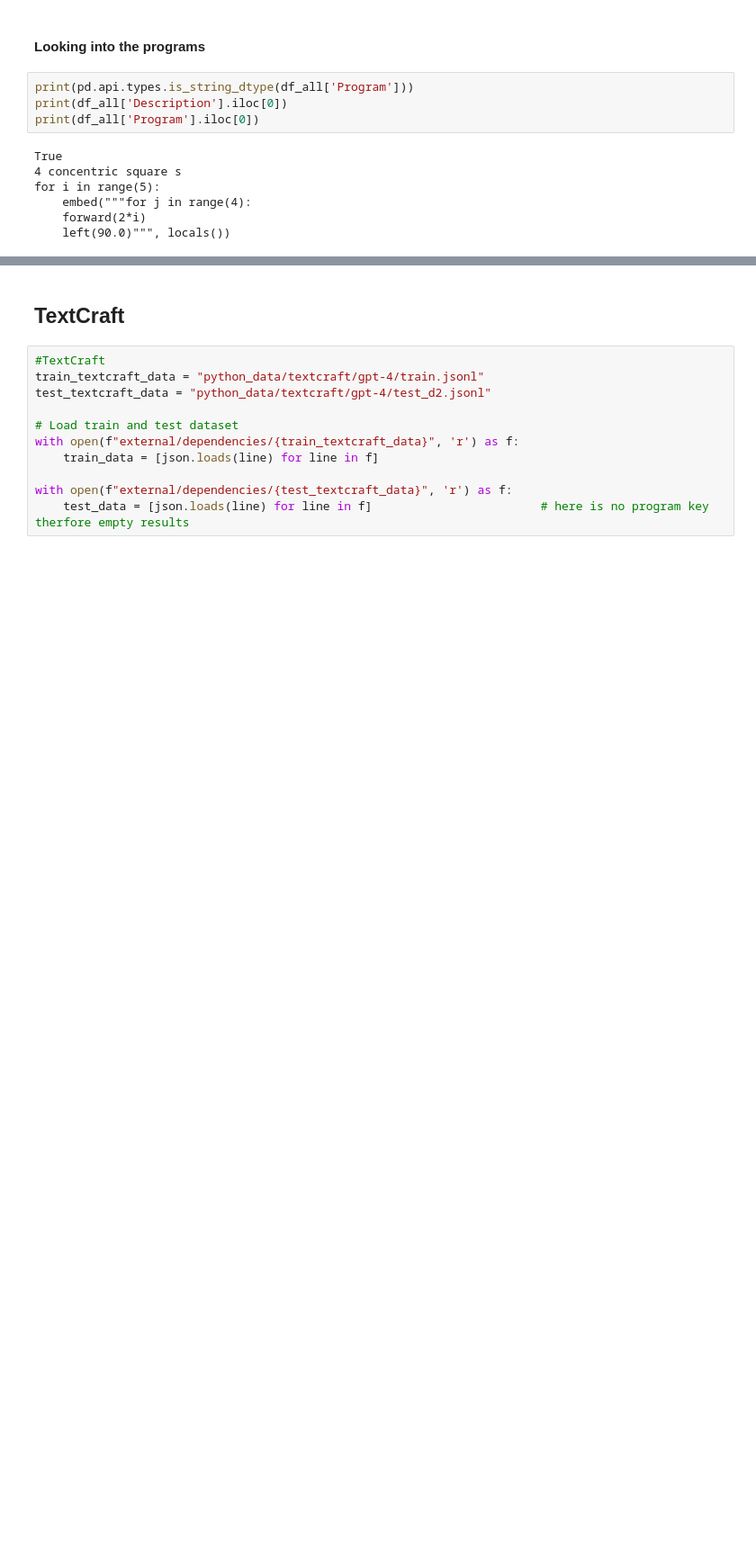
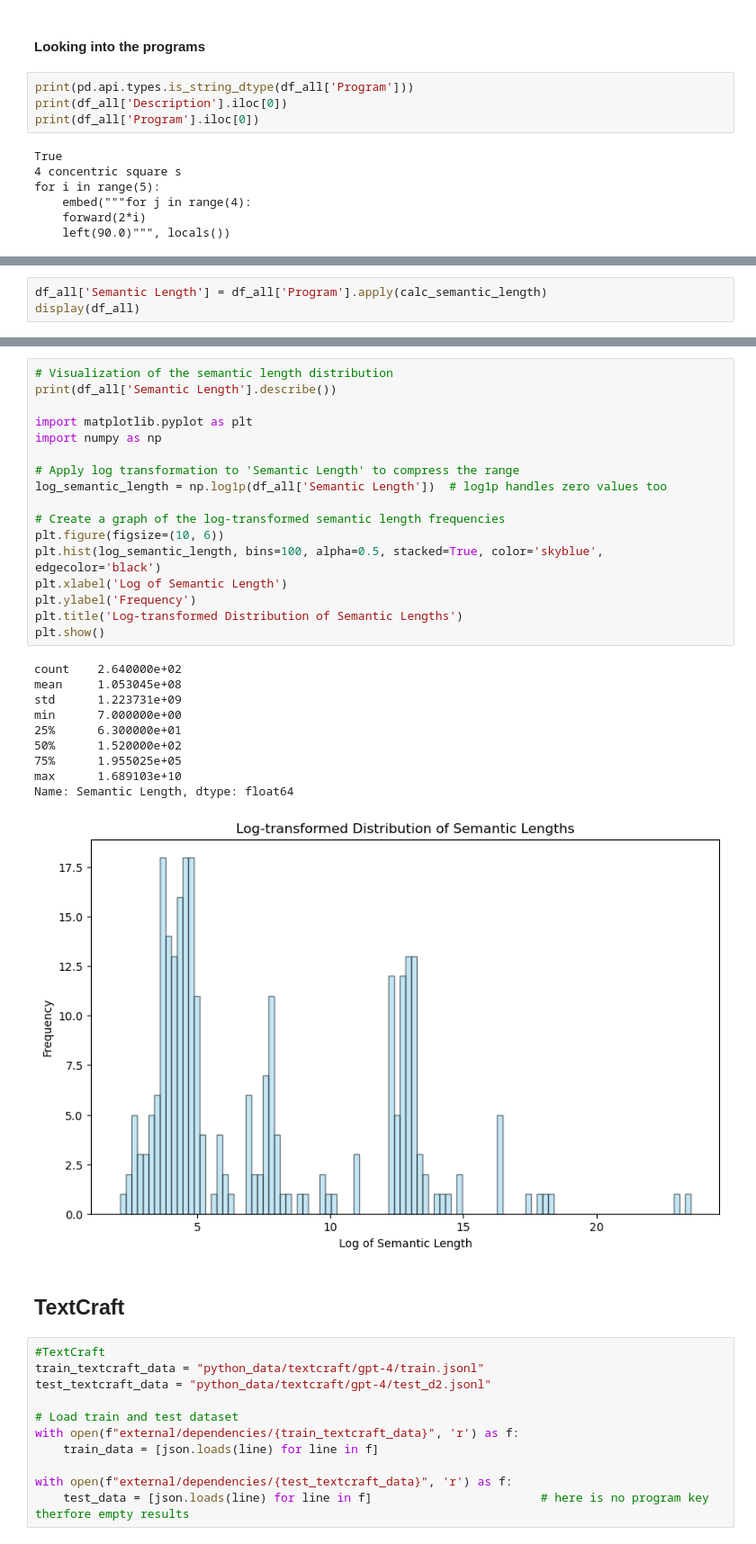
Before and after one commit to ruthchy/llm-generalization-program-synthesis, a Jupyter notebook: programs_DSL.ipynb, the cells around one changed output, grey strips where cells are left out. Shown at 90% size. Saved outputs shown, nothing was run; the diff lists cells and outputs as text; blank space fills up the shorter version.

Commit message:
Calculated semantic Length for all programs

```diff
--- a/programs_DSL.ipynb
+++ b/programs_DSL.ipynb
@@ -862,0 +853,3 @@ left(0.0)
+# %%
+df_all['Semantic Length'] = df_all['Program'].apply(calc_semantic_length)
+display(df_all)
@@ -863,3 +870,31 @@ left(0.0)
+# %%
+# Visualization of the semantic length distribution
+print(df_all['Semantic Length'].describe())
+
+import matplotlib.pyplot as plt
+import numpy as np
+
+# Apply log transformation to 'Semantic Length' to compress the range
+log_semantic_length = np.log1p(df_all['Semantic Length'])  # log1p handles zero values too
+
+# Create a graph of the log-transformed semantic length frequencies
+plt.figure(figsize=(10, 6))
+plt.hist(log_semantic_length, bins=100, alpha=0.5, stacked=True, color='skyblue', edgecolor='black')
+plt.xlabel('Log of Semantic Length')
+plt.ylabel('Frequency')
+plt.title('Log-transformed Distribution of Semantic Lengths')
+plt.show()
+# %% [output]
+count    2.640000e+02
+mean     1.053045e+08
+std      1.223731e+09
+min      7.000000e+00
+25%      6.300000e+01
+50%      1.520000e+02
+75%      1.955025e+05
+max      1.689103e+10
+Name: Semantic Length, dtype: float64
+[figure, added]
 # %% [markdown]
 ## TextCraft
 # %%
```
Also changed, not shown: parts of 13 cells of this notebook, 1 other file.
